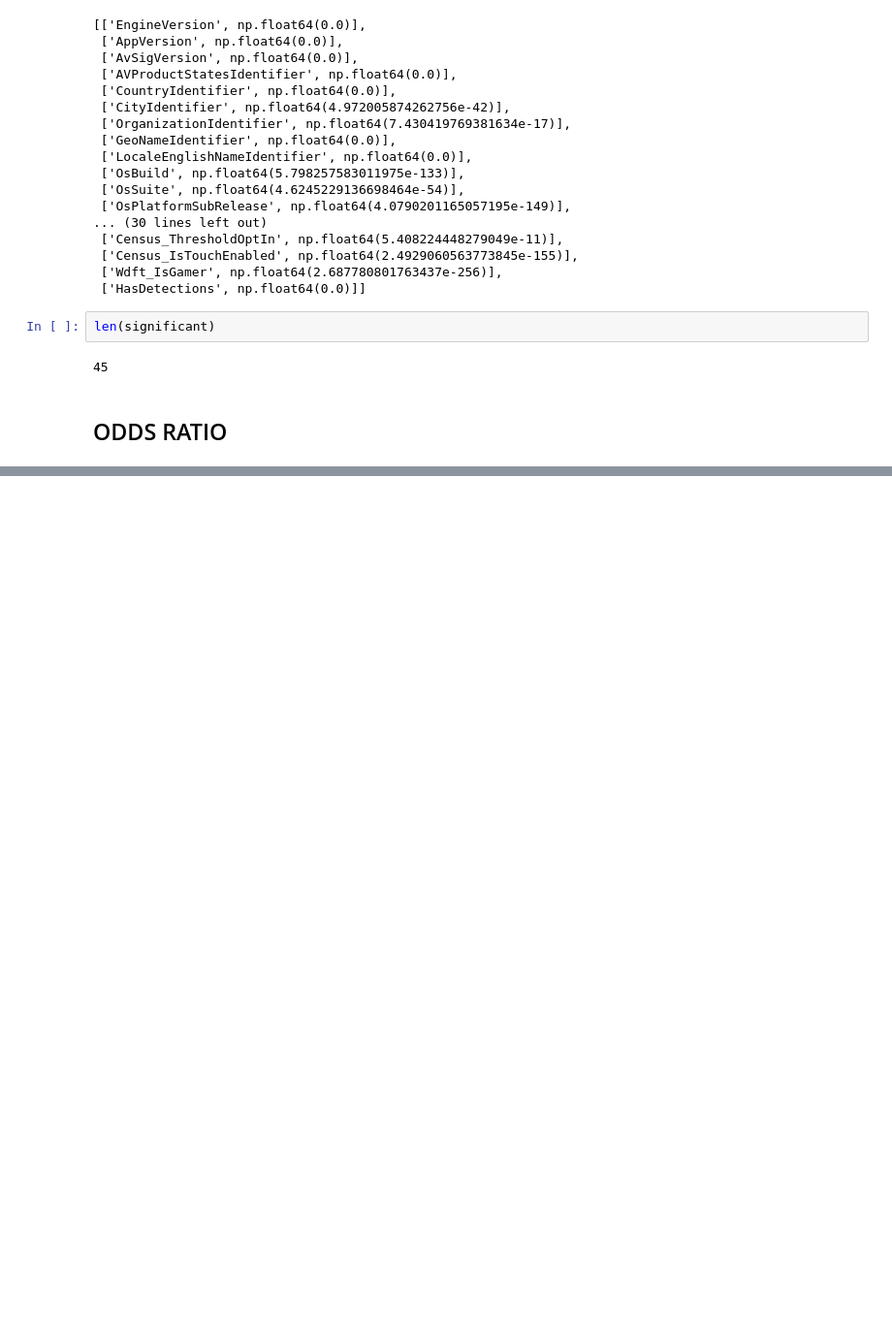
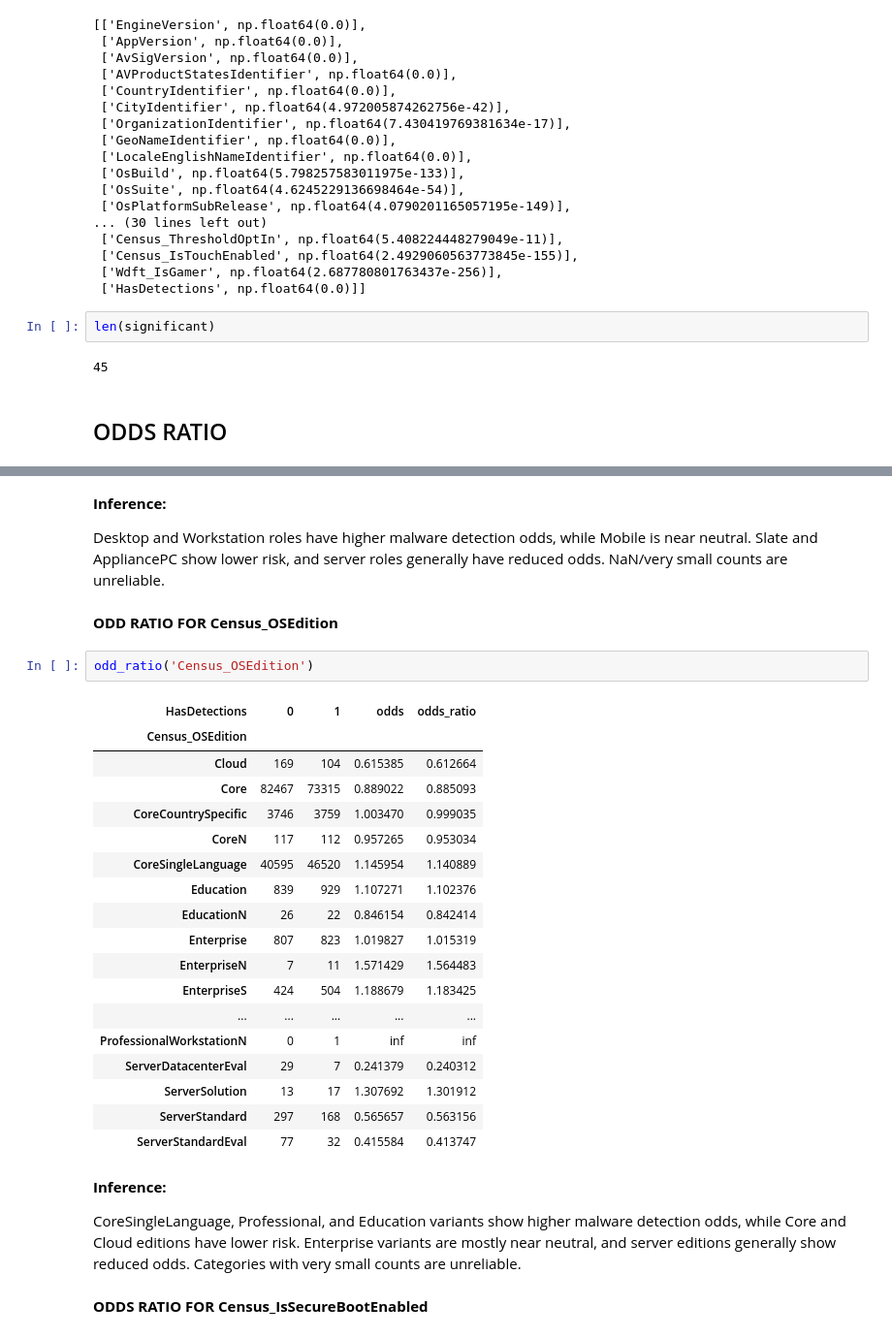
Before and after one commit to prasadPattuvamVeedu/Microsoft_fraud_detection, a Jupyter notebook: microsofr_fraud_detection.ipynb, the cells around one changed output, grey strips where cells are left out. Shown at 97% size. Saved outputs shown, nothing was run; the diff lists cells and outputs as text; blank space fills up the shorter version.

```diff
--- a/microsofr_fraud_detection.ipynb
+++ b/microsofr_fraud_detection.ipynb
@@ -938,0 +1110,33 @@ Odds ratios >1 → increased risk, <1 → decreased risk compared to baseline.
+# %% [markdown]
+__Inference:__
+
+Desktop and Workstation roles have higher malware detection odds, while Mobile is near neutral. Slate and AppliancePC show lower risk, and server roles generally have reduced odds. NaN/very small counts are unreliable.
+# %% [markdown]
+__ODD RATIO FOR  Census_OSEdition__
+# %%
+odd_ratio('Census_OSEdition')
+# %% [output]
+| HasDetections | 0 | 1 | odds | odds_ratio |
+| Census_OSEdition |  |  |  |  |
+| Cloud | 169 | 104 | 0.615385 | 0.612664 |
+| Core | 82467 | 73315 | 0.889022 | 0.885093 |
+| CoreCountrySpecific | 3746 | 3759 | 1.003470 | 0.999035 |
+| CoreN | 117 | 112 | 0.957265 | 0.953034 |
+| CoreSingleLanguage | 40595 | 46520 | 1.145954 | 1.140889 |
+| Education | 839 | 929 | 1.107271 | 1.102376 |
+| EducationN | 26 | 22 | 0.846154 | 0.842414 |
+| Enterprise | 807 | 823 | 1.019827 | 1.015319 |
+| EnterpriseN | 7 | 11 | 1.571429 | 1.564483 |
+| EnterpriseS | 424 | 504 | 1.188679 | 1.183425 |
+| ... | ... | ... | ... | ... |
+| ProfessionalWorkstationN | 0 | 1 | inf | inf |
+| ServerDatacenterEval | 29 | 7 | 0.241379 | 0.240312 |
+| ServerSolution | 13 | 17 | 1.307692 | 1.301912 |
+| ServerStandard | 297 | 168 | 0.565657 | 0.563156 |
+| ServerStandardEval | 77 | 32 | 0.415584 | 0.413747 |
+# %% [markdown]
+__Inference:__
+
+CoreSingleLanguage, Professional, and Education variants show higher malware detection odds, while Core and Cloud editions have lower risk. Enterprise variants are mostly near neutral, and server editions generally show reduced odds. Categories with very small counts are unreliable.
+# %% [markdown]
+__ODDS RATIO FOR Census_IsSecureBootEnabled__
```
Also changed, not shown: parts of 33 cells of this notebook.
